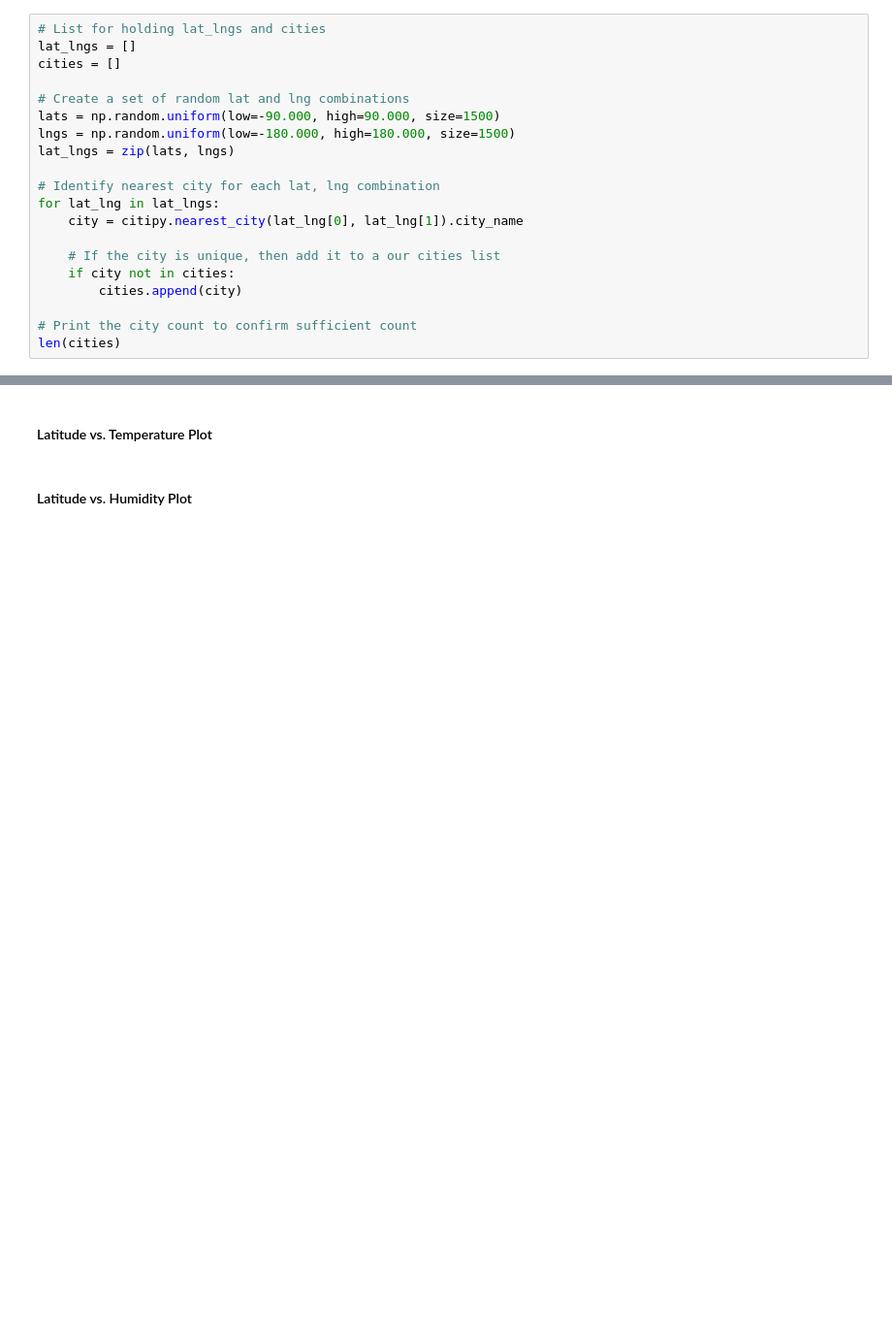
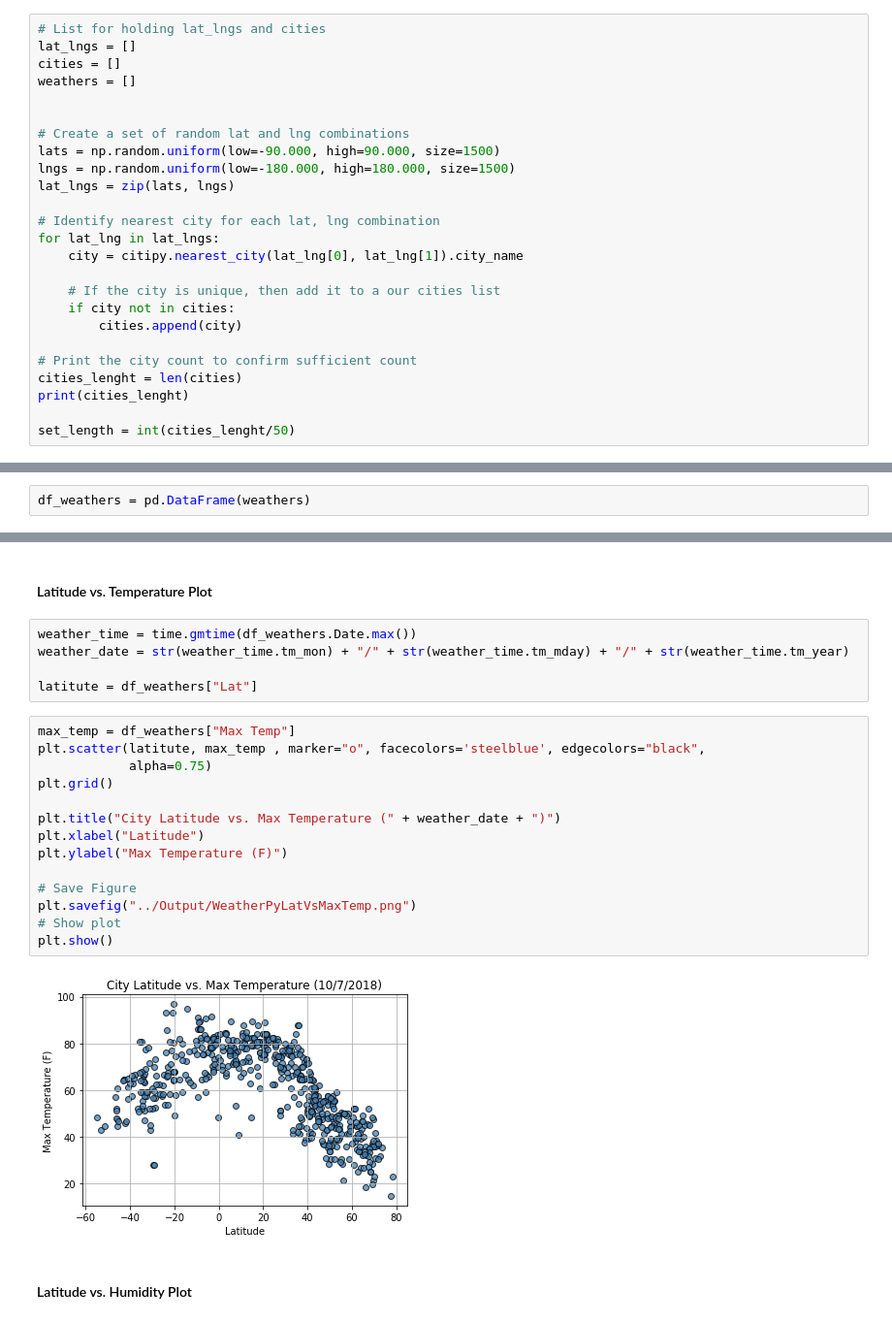
Before and after one commit to mosal2000/WeatherPy, a Jupyter notebook: code/WeatherPy.ipynb, the cells around one changed output, grey strips where cells are left out. Shown at 97% size. Drawn from its saved outputs; the diff is of its cells as text; blank space fills up the shorter version.

Commit message:
Complete API and Scatter Plots

```diff
--- a/code/WeatherPy.ipynb
+++ b/code/WeatherPy.ipynb
@@ -42,6 +36,8 @@ print(api_keys.api_key)
 # List for holding lat_lngs and cities
 lat_lngs = []
 cities = []
+weathers = []
+
 
 # Create a set of random lat and lng combinations
 lats = np.random.uniform(low=-90.000, high=90.000, size=1500)
@@ -57,5 +53,8 @@ for lat_lng in lat_lngs:
         cities.append(city)
 
 # Print the city count to confirm sufficient count
-len(cities)
+cities_lenght = len(cities)
+print(cities_lenght)
+
+set_length = int(cities_lenght/50)
 # %% [output]
@@ -67,3 +145,5 @@ len(cities)
+# %%
+df_weathers = pd.DataFrame(weathers)
 # %% [markdown]
 ### Convert Raw Data to DataFrame
 * Export the city data into a .csv.
@@ -74,5 +165,26 @@ len(cities)
 * Save the plotted figures as .pngs.
 # %% [markdown]
 #### Latitude vs. Temperature Plot
+# %%
+weather_time = time.gmtime(df_weathers.Date.max())
+weather_date = str(weather_time.tm_mon) + "/" + str(weather_time.tm_mday) + "/" + str(weather_time.tm_year)
+
+latitute = df_weathers["Lat"]
+# %%
+max_temp = df_weathers["Max Temp"]
+plt.scatter(latitute, max_temp , marker="o", facecolors='steelblue', edgecolors="black",
+            alpha=0.75)
+plt.grid()
+
+plt.title("City Latitude vs. Max Temperature (" + weather_date + ")")
+plt.xlabel("Latitude")
+plt.ylabel("Max Temperature (F)")
+
+# Save Figure
+plt.savefig("../Output/WeatherPyLatVsMaxTemp.png")
+# Show plot
+plt.show()
+# %% [output]
+[figure, added]
 # %% [markdown]
 #### Latitude vs. Humidity Plot
```
Also changed, not shown: parts of 11 cells of this notebook, 5 other files.
